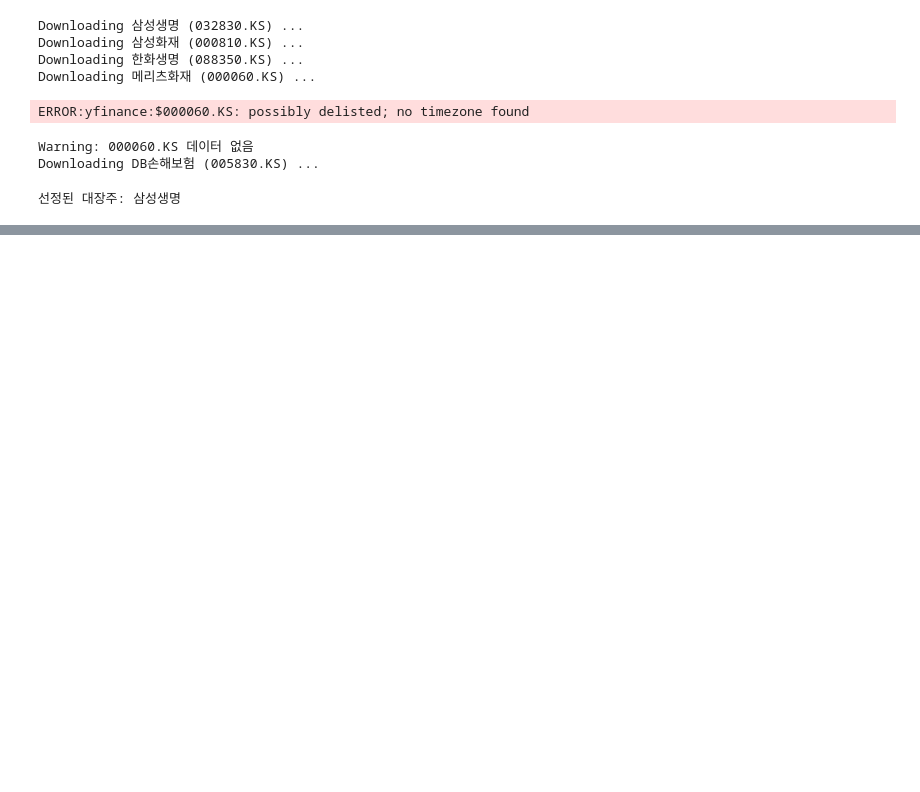
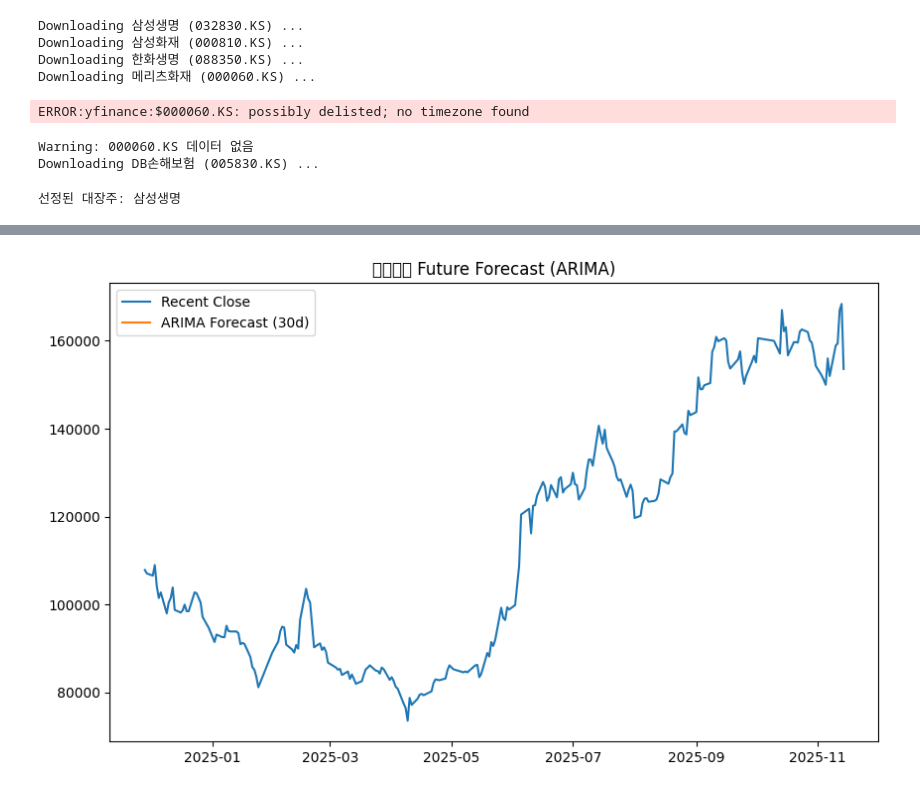
Before and after one commit to kahram-y/first-repository, a Jupyter notebook: WrapUp/sslife_stockprice.ipynb, the cells around one changed output, grey strips where cells are left out. Cells and saved outputs as stored; diff of their text form; code cells hidden in the pictures; blank space fills up the shorter version.

```diff
--- a/WrapUp/sslife_stockprice.ipynb
+++ b/WrapUp/sslife_stockprice.ipynb
@@ -223,17 +255,19 @@ plt.show()
 # %%
 # 10) 향후 N일 예측 (간단한 방법)
 # - ARIMA는 시계열 단일 변수 기반으로 직접 향후 horizon 예측 가능. 주의: ARIMA의 향후 예측은 오차 누적과 모델 한계(외부 변수 반영 불가)로 인해 불확실성이 존재.
 future_arima = arima_model.predict(n_periods=forecast_horizon)
 last_date = df.index.max()
 future_index = pd.bdate_range(last_date + pd.Timedelta(days=1), periods=forecast_horizon)   # future_index를 비즈니스 데이(영업일)로 생성하여 예측 결과에 날짜 인덱스를 부여.
 future_arima_series = pd.Series(future_arima, index=future_index)
 
 plt.figure()
-plt.plot(df['Close'].last('252'), label='Recent Close')
+plt.plot(df['Close'].iloc[-252:], label='Recent Close')
 plt.plot(future_arima_series, label=f'ARIMA Forecast ({forecast_horizon}d)')
 plt.title(f"{leader} Future Forecast (ARIMA)")
 plt.legend()
 plt.show()
+# %% [output]
+[figure, added]
 # %%
 # 11) 결과 저장
 out_df = pd.DataFrame({
```
Also changed, not shown: parts of 10 cells of this notebook.
